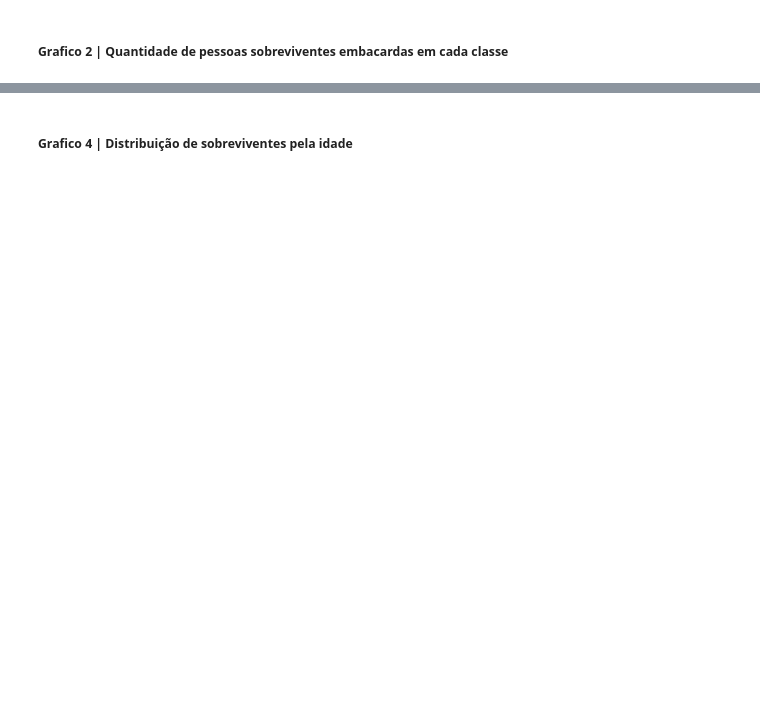
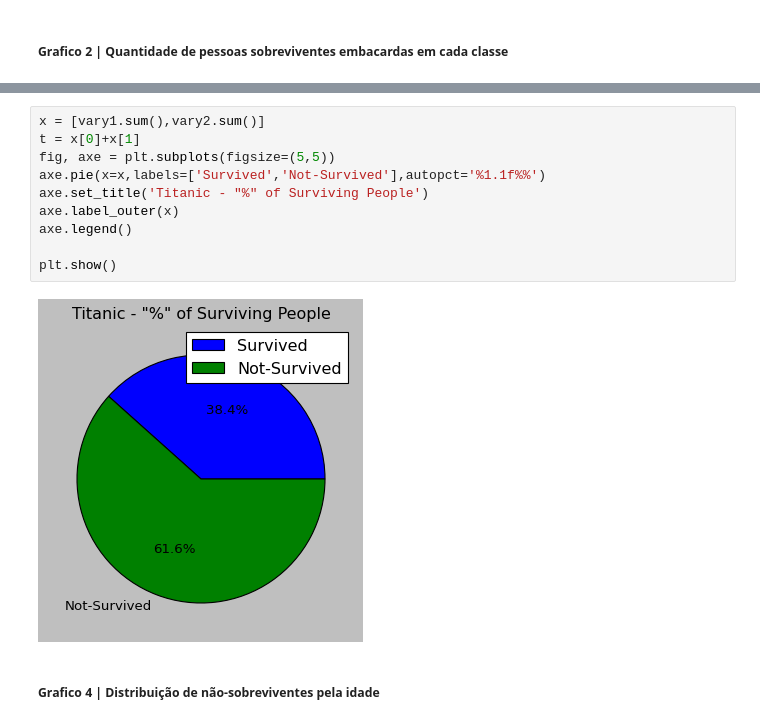
Before and after one commit to WesleyAlvesDS/Projetos, a Jupyter notebook: ProjetoTitanic/titanic_analitcs.ipynb, the cells around one changed output, grey strips where cells are left out. Saved outputs shown, nothing was run; the diff lists cells and outputs as text; blank space fills up the shorter version.

```diff
--- a/ProjetoTitanic/titanic_analitcs.ipynb
+++ b/ProjetoTitanic/titanic_analitcs.ipynb
@@ -193,2 +228,14 @@ plt.show()
+# %%
+x = [vary1.sum(),vary2.sum()]
+t = x[0]+x[1]
+fig, axe = plt.subplots(figsize=(5,5))
+axe.pie(x=x,labels=['Survived','Not-Survived'],autopct='%1.1f%%')
+axe.set_title('Titanic - "%" of Surviving People')
+axe.label_outer(x)
+axe.legend()
+
+plt.show()
+# %% [output]
+[figure, added]
 # %% [markdown]
-##### Grafico 4 | Distribuição de sobreviventes pela idade
+##### Grafico 4 | Distribuição de não-sobreviventes pela idade
```
Also changed, not shown: parts of 10 cells of this notebook.
